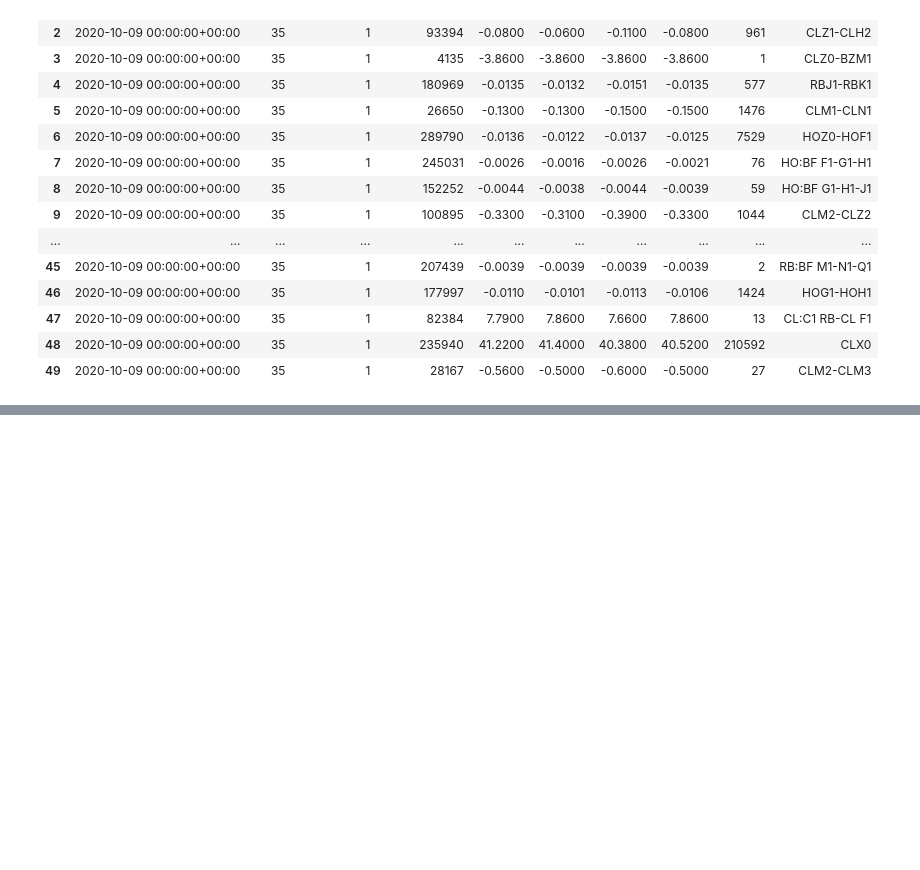
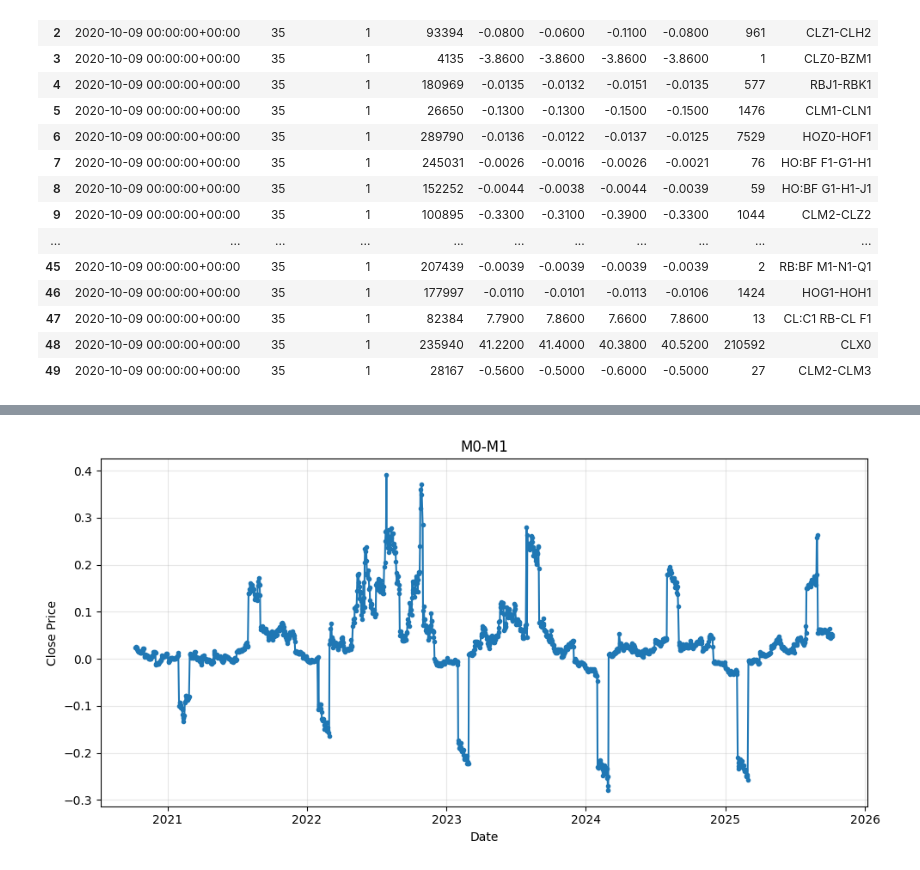
Before and after one commit to simyeekai/commods-relative-basis, a Jupyter notebook: commods rv.ipynb, the cells around one changed output, grey strips where cells are left out. Saved outputs shown, nothing was run; the diff lists cells and outputs as text; code cells hidden in the pictures; blank space fills up the shorter version.

```diff
--- a/commods rv.ipynb
+++ b/commods rv.ipynb
@@ -150,0 +234,8 @@ plot_spread(M0_M1)
+# %%
+spreads = process_symbol(df, 'RB')
+
+RB_M0_M1 = spreads['M0-M1']
+RB_M1_M2 = spreads['M1-M2']
+RB_M2_M3 = spreads['M2-M3']
+
+RB_M0_M1.head(50)
@@ -150,0 +260,4 @@ plot_spread(M0_M1)
+# %%
+plot_spread(RB_M0_M1)
+# %% [output]
+[figure, added]
```
Also changed, not shown: parts of 10 cells of this notebook.
